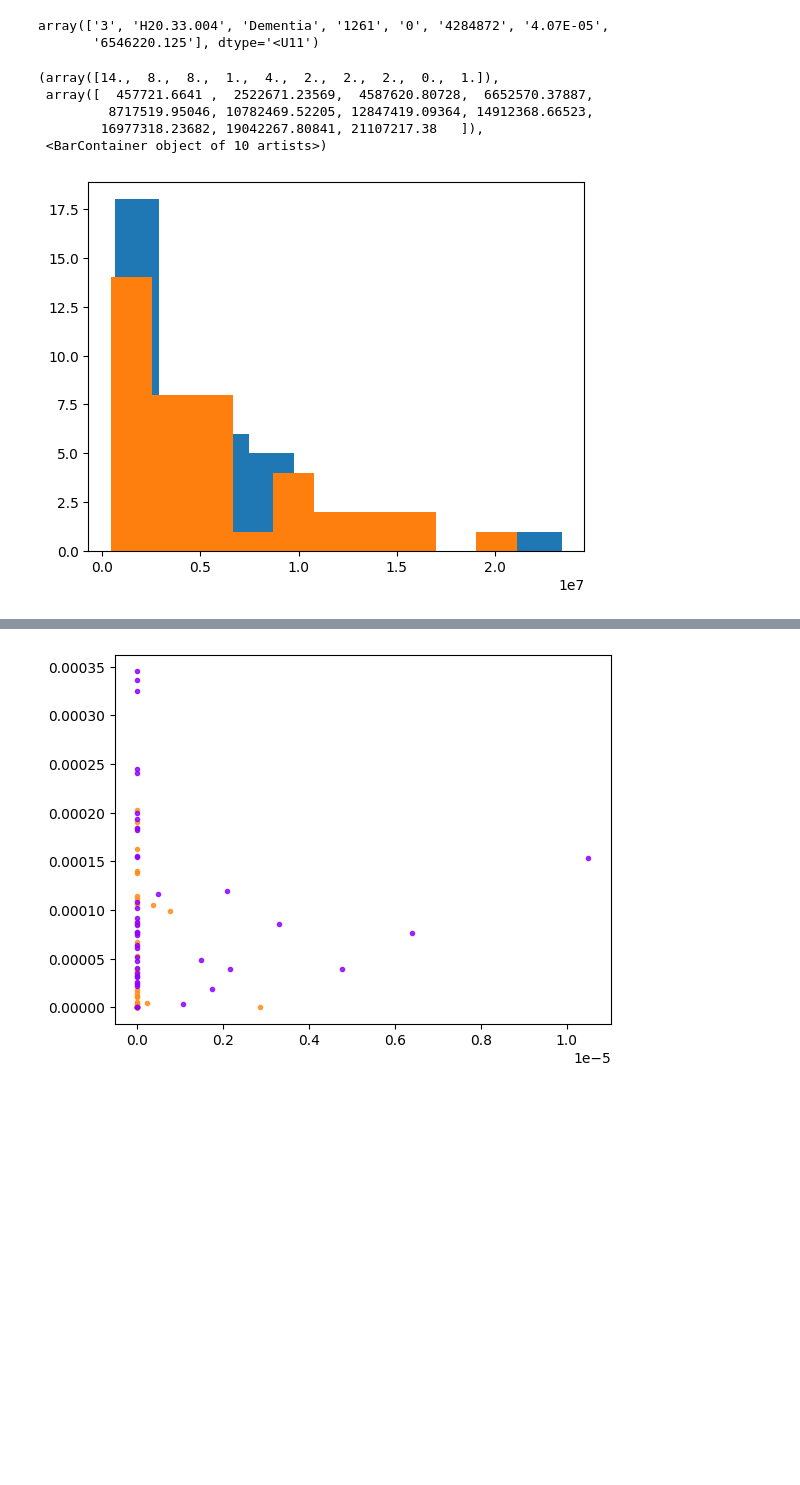
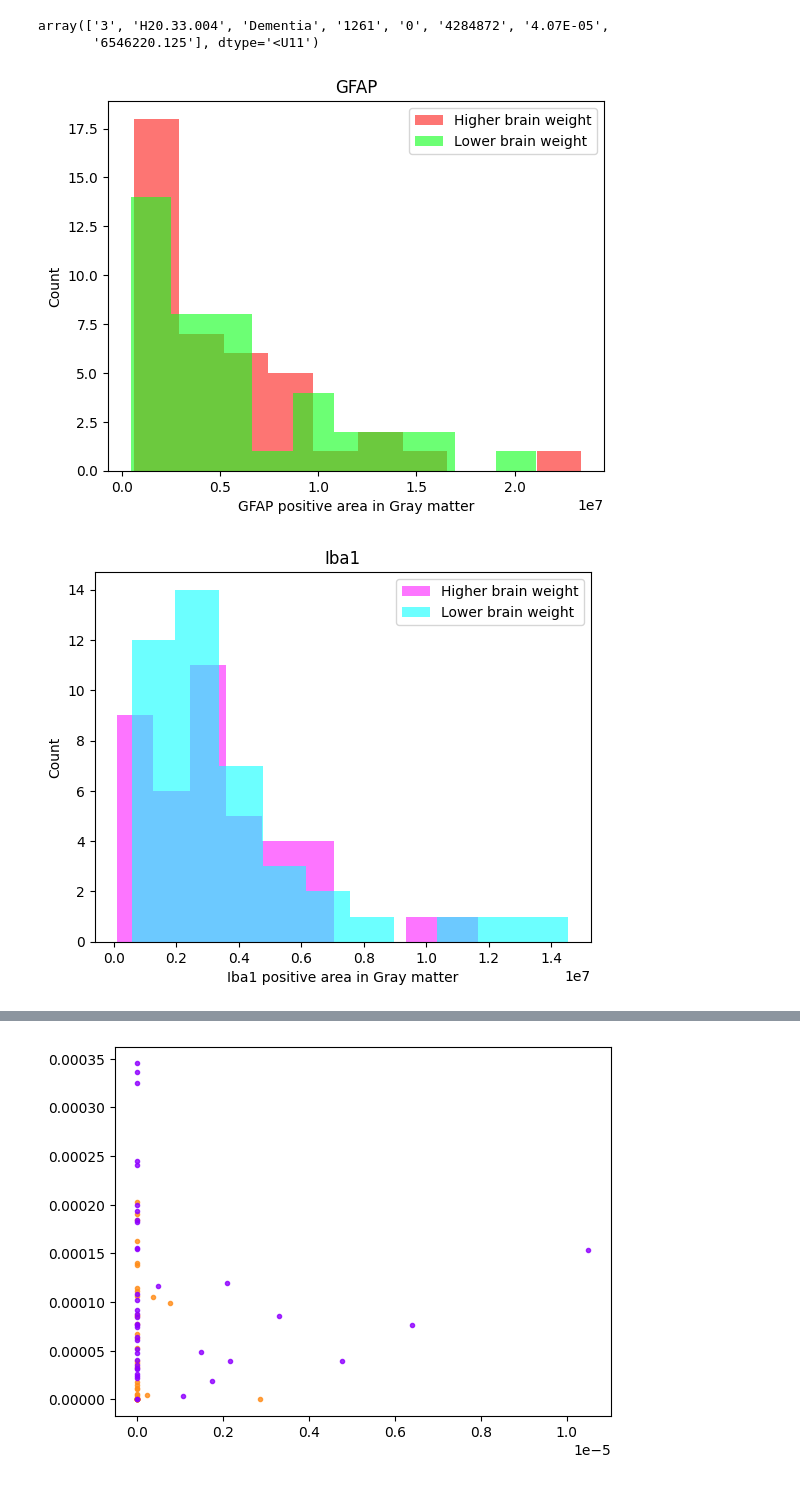
Before and after one commit to lindseyhuppin/Neur265Work, a Jupyter notebook: finalProject/FinalPosterPresentation.ipynb, the cells around one changed output, grey strips where cells are left out. Saved outputs shown, nothing was run; the diff lists cells and outputs as text; code cells hidden in the pictures; blank space fills up the shorter version.

```diff
--- a/finalProject/FinalPosterPresentation.ipynb
+++ b/finalProject/FinalPosterPresentation.ipynb
@@ -86,11 +86,40 @@ for i in range(index.size):
-# %%
-#histograms
-plt.hist(GFAP_more)
-plt.hist(GFAP_less)
-# %% [output]
-(array([14.,  8.,  8.,  1.,  4.,  2.,  2.,  2.,  0.,  1.]),
- array([  457721.6641 ,  2522671.23569,  4587620.80728,  6652570.37887,
-         8717519.95046, 10782469.52205, 12847419.09364, 14912368.66523,
-        16977318.23682, 19042267.80841, 21107217.38   ]),
- <BarContainer object of 10 artists>)
-[figure, removed]
+# %%
+##change the histograms to comparing dependents
+#GFAP histogram
+plt.hist(GFAP, color = '#fd1f1c9d')
+plt.hist(Iba1,color = '#11ff1d9d')
+plt.xlabel('GFAP positive area in Gray matter')
+plt.ylabel('Count')
+plt.title('GFAP')
+plt.legend(['Higher brain weight','Lower brain weight'])
+plt.show()
+
+#Iba1 histogram
+plt.hist(Iba1_more, color = '#fd1fff9d')
+plt.hist(Iba1_less,color = '#11ffff9d')
+plt.xlabel('Iba1 positive area in Gray matter')
+plt.ylabel('Count')
+plt.title('Iba1')
+plt.legend(['Higher brain weight','Lower brain weight'])
+plt.show()
+
+#pTDP43 histogram
+plt.hist(pTDP43_yD, color = '#dd1c9d9d')
+plt.hist(pTDP43_noD,color = '#ffff1f9d')
+plt.xlabel('number of pDTP43 positive cells per area of Gray matter')
+plt.ylabel('Count')
+plt.title('pTDP43')
+plt.legend(['Dementia','No dementia'])
+plt.show()
+
+#6e10 histogram
+plt.hist(_6e10_yD, color = '#ff5d1a9d')
+plt.hist(_6e10_noD,color = '#1e01ff9d')
+plt.xlabel('number of 6e10 positive cells per area of Gray matter')
+plt.ylabel('Count')
+plt.title('6e10')
+plt.legend(['Dementia','No dementia'])
+plt.show()
+# %% [output]
+[figure, added]
+[figure, added]
```
Also changed, not shown: parts of 2 cells of this notebook.
